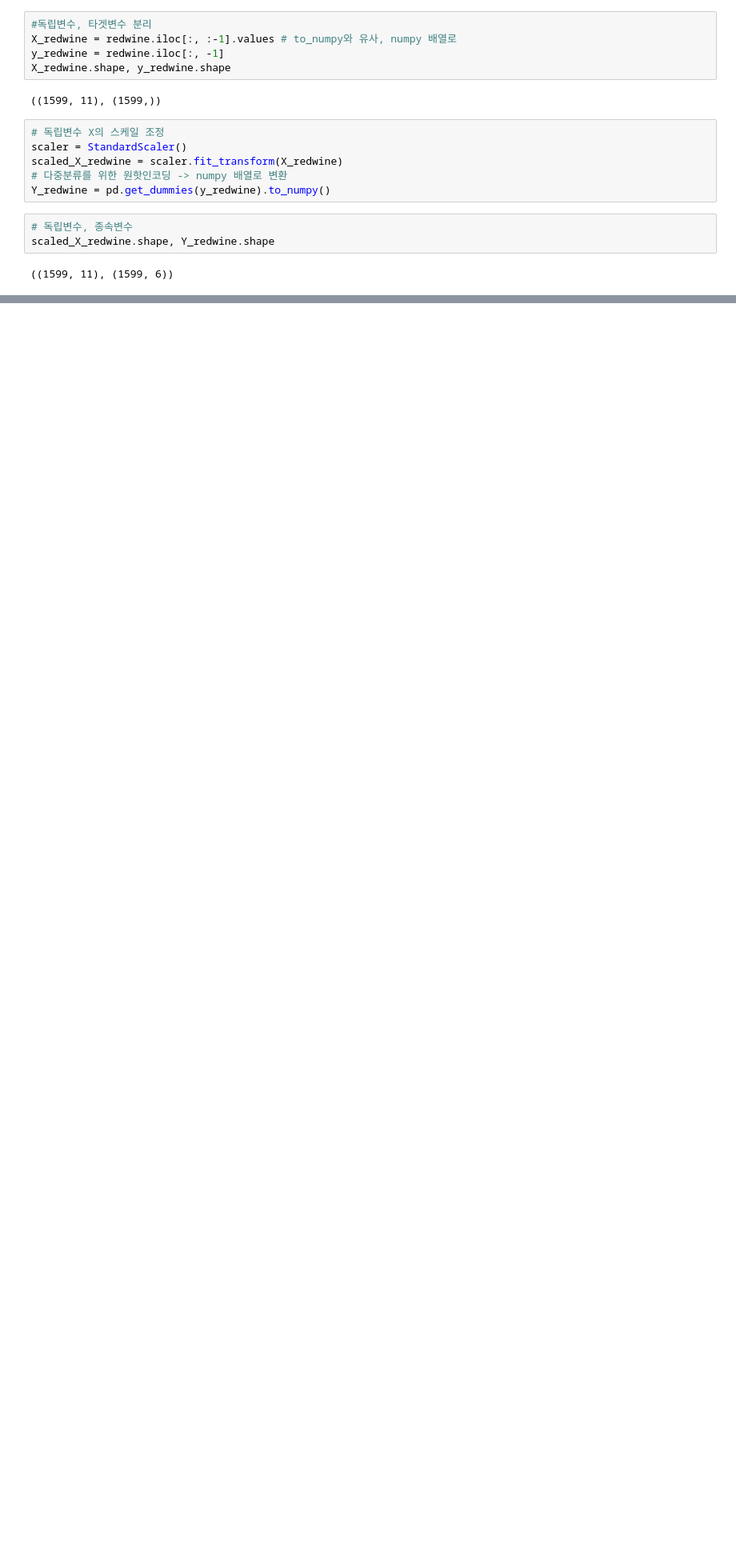
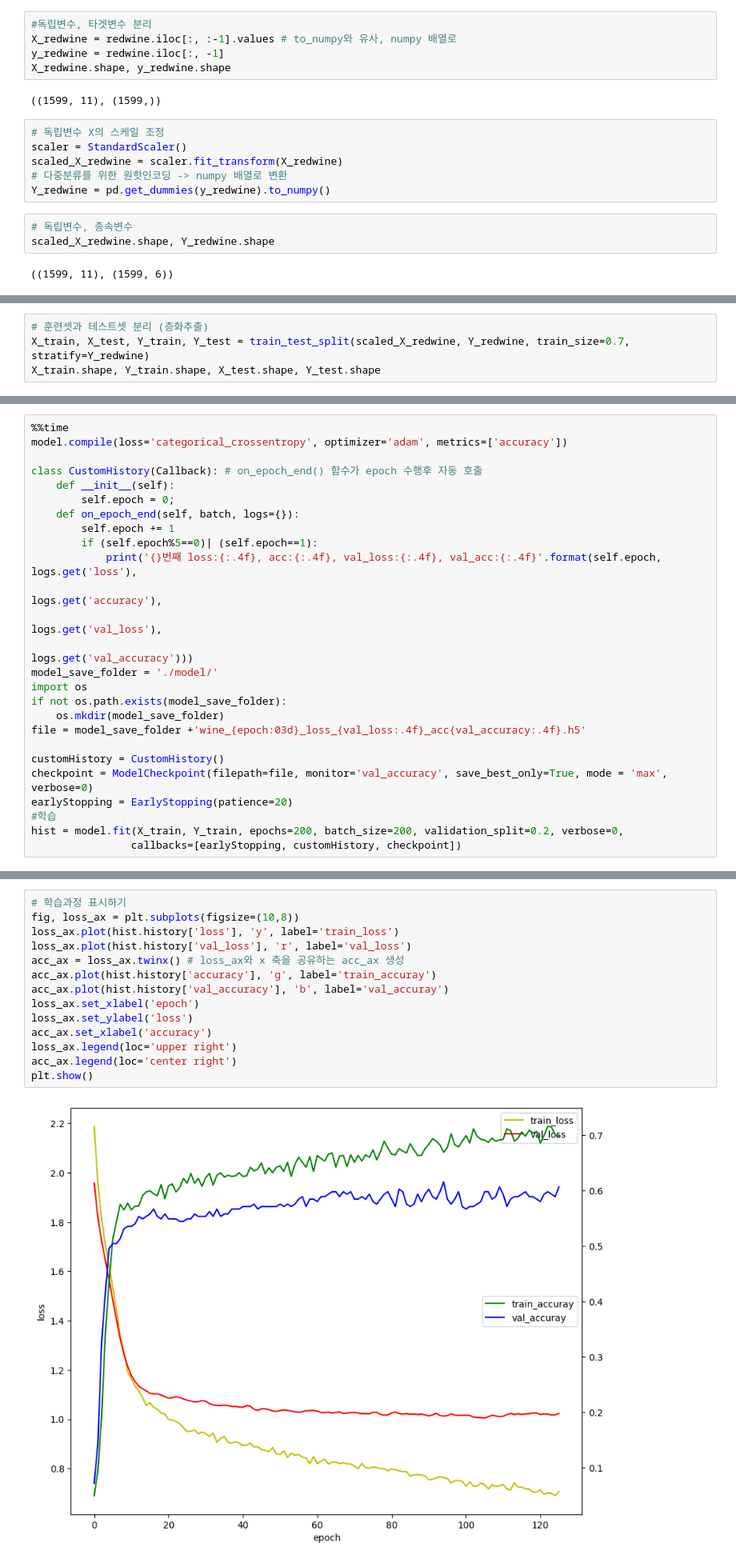
Before and after one commit to seungdobaek/ai_x, a Jupyter notebook: source/05_DeepLearning/09_win품질등급예측(다중분류).ipynb, the cells around one changed output, grey strips where cells are left out. Shown at 80% size. Drawn from its saved outputs; the diff is of its cells as text; blank space fills up the shorter version.

```diff
--- a/source/05_DeepLearning/09_win품질등급예측(다중분류).ipynb
+++ b/source/05_DeepLearning/09_win품질등급예측(다중분류).ipynb
@@ -130,0 +140,4 @@ scaled_X_redwine.shape, Y_redwine.shape
+# %%
+# 훈련셋과 테스트셋 분리 (층화추출)
+X_train, X_test, Y_train, Y_test = train_test_split(scaled_X_redwine, Y_redwine, train_size=0.7, stratify=Y_redwine)
+X_train.shape, Y_train.shape, X_test.shape, Y_test.shape
@@ -130,0 +191,26 @@ scaled_X_redwine.shape, Y_redwine.shape
+# %%
+%%time
+model.compile(loss='categorical_crossentropy', optimizer='adam', metrics=['accuracy'])
+
+class CustomHistory(Callback): # on_epoch_end() 함수가 epoch 수행후 자동 호출
+    def __init__(self):
+        self.epoch = 0;
+    def on_epoch_end(self, batch, logs={}):
+        self.epoch += 1
+        if (self.epoch%5==0)| (self.epoch==1):
+            print('{}번째 loss:{:.4f}, acc:{:.4f}, val_loss:{:.4f}, val_acc:{:.4f}'.format(self.epoch, logs.get('loss'),
+                                                                                        logs.get('accuracy'),
+                                                                                        logs.get('val_loss'),
+                                                                                        logs.get('val_accuracy')))
+model_save_folder = './model/'
+import os
+if not os.path.exists(model_save_folder):
+    os.mkdir(model_save_folder)
+file = model_save_folder +'wine_{epoch:03d}_loss_{val_loss:.4f}_acc{val_accuracy:.4f}.h5'
+
+customHistory = CustomHistory()
+checkpoint = ModelCheckpoint(filepath=file, monitor='val_accuracy', save_best_only=True, mode = 'max', verbose=0)
+earlyStopping = EarlyStopping(patience=20)
+#학습
+hist = model.fit(X_train, Y_train, epochs=200, batch_size=200, validation_split=0.2, verbose=0,
+                callbacks=[earlyStopping, customHistory, checkpoint])
@@ -130,0 +238,16 @@ scaled_X_redwine.shape, Y_redwine.shape
+# %%
+# 학습과정 표시하기
+fig, loss_ax = plt.subplots(figsize=(10,8))
+loss_ax.plot(hist.history['loss'], 'y', label='train_loss')
+loss_ax.plot(hist.history['val_loss'], 'r', label='val_loss')
+acc_ax = loss_ax.twinx() # loss_ax와 x 축을 공유하는 acc_ax 생성
+acc_ax.plot(hist.history['accuracy'], 'g', label='train_accuray')
+acc_ax.plot(hist.history['val_accuracy'], 'b', label='val_accuray')
+loss_ax.set_xlabel('epoch')
+loss_ax.set_ylabel('loss')
+acc_ax.set_xlabel('accuracy')
+loss_ax.legend(loc='upper right')
+acc_ax.legend(loc='center right')
+plt.show()
+# %% [output]
+[figure, added]
```
Also changed, not shown: parts of 16 cells of this notebook, 57 other files.
